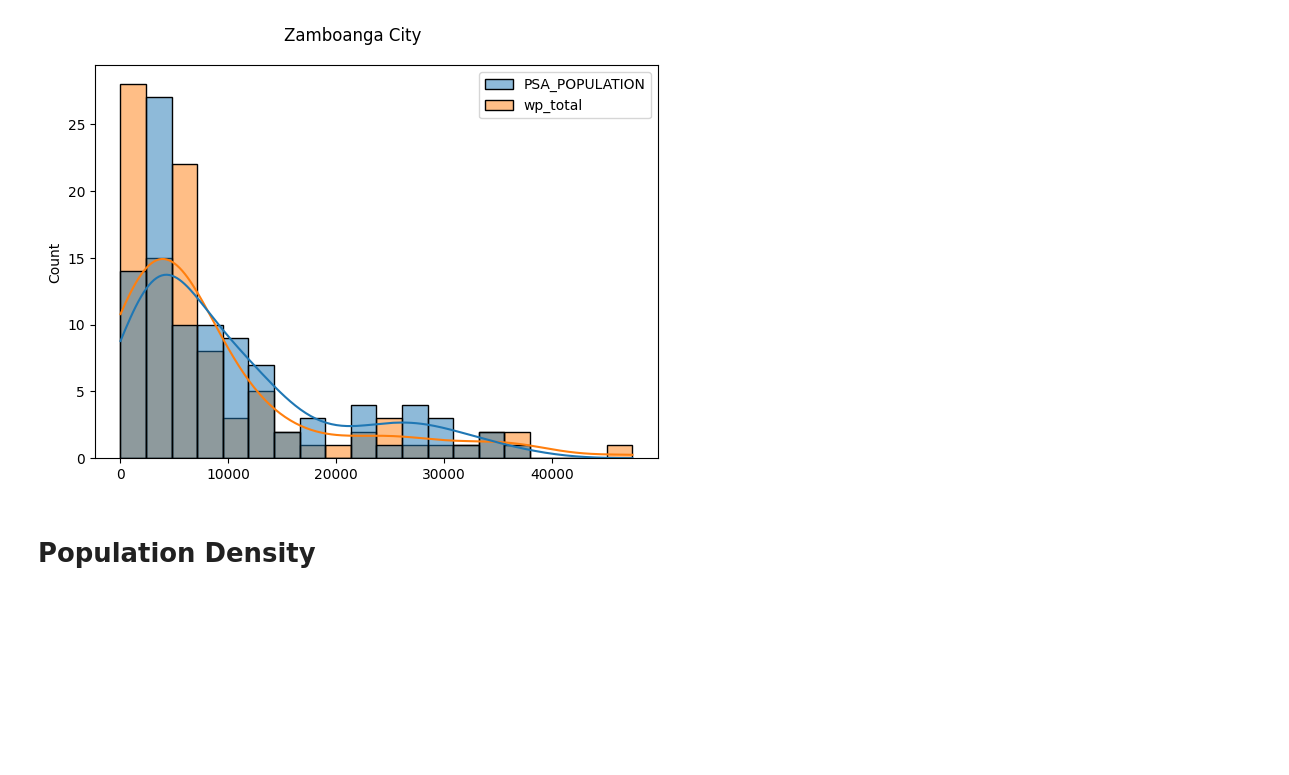
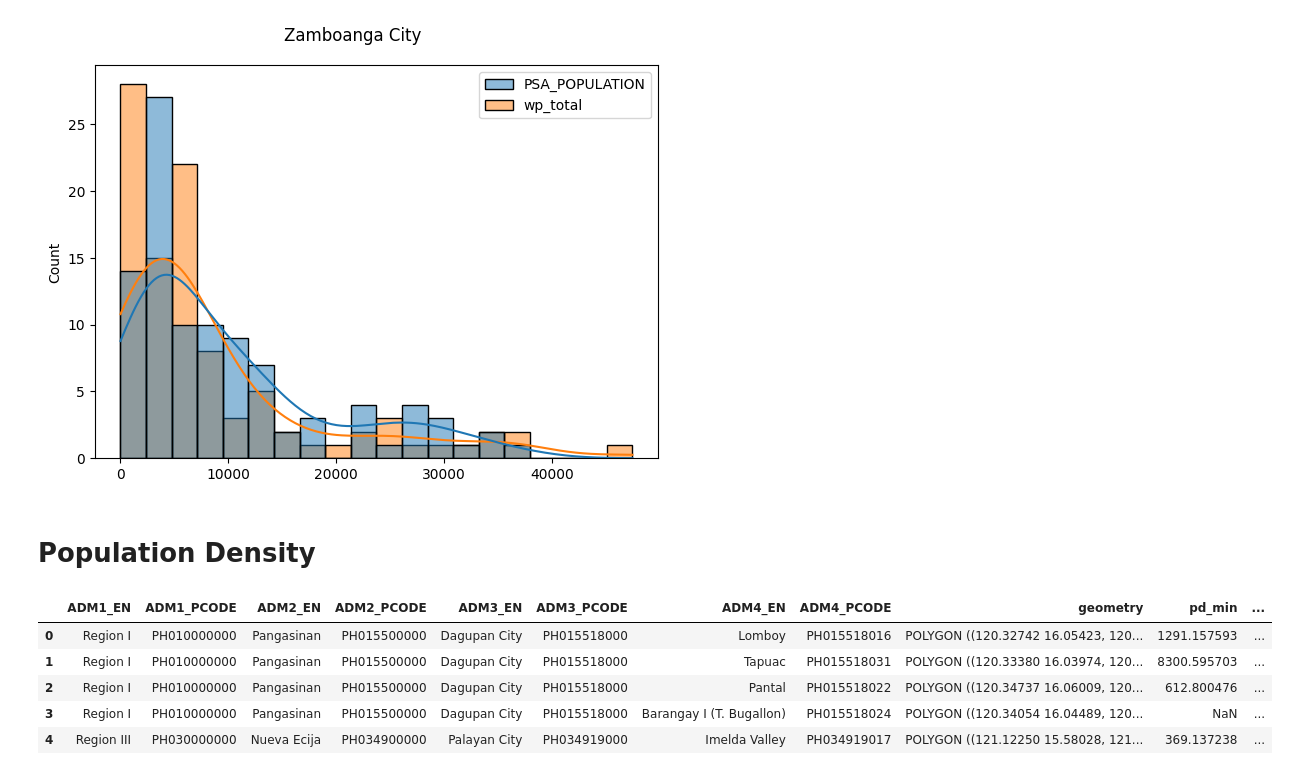
Before and after one commit to thinkingmachines/project-cchain, a Jupyter notebook: notebooks/tm/population/01-worldpop-2020-eda.ipynb, the cells around one changed output. Saved outputs shown, nothing was run; the diff lists cells and outputs as text; code cells hidden in the pictures; blank space fills up the shorter version.

Commit message:
Add pop density stats

```diff
--- a/notebooks/tm/population/01-worldpop-2020-eda.ipynb
+++ b/notebooks/tm/population/01-worldpop-2020-eda.ipynb
@@ -653,21 +658,20 @@ plot_histograms(zamboanga, "Zamboanga City")
 # %% [markdown]
 # Population Density
 # %%
-# pop_d = rzs.create_raster_zonal_stats(
-#     aoi,
-#     POP_D,
-#     aggregation=dict(
-#         func=["sum", "count", "mean", "median", "std", "min", "max"],
-#         column="population",
-#         output=[
-#             "population_count",
-#             "samples",
-#             "pop_mean",
-#             "pop_median",
-#             "pop_stdev",
-#             "pop_min",
-#             "pop_max",
-#         ],
-#     ),
-#     extra_args=dict(nodata=-99999),
-# )
+pop_d = rzs.create_raster_zonal_stats(
+    aoi,
+    POP_D,
+    aggregation=dict(
+        func=["count", "mean", "median", "std", "min", "max"],
+        column="population",
+        output=[
+            "samples",
+            "pd_mean",
+            "pd_median",
+            "pd_stdev",
+            "pd_min",
+            "pd_max",
+        ],
+    ),
+    extra_args=dict(nodata=-99999),
+)
@@ -675,0 +678,9 @@ plot_histograms(zamboanga, "Zamboanga City")
+# %%
+pop_d.head()
+# %% [output]
+|  | ADM1_EN | ADM1_PCODE | ADM2_EN | ADM2_PCODE | ADM3_EN | ADM3_PCODE | ADM4_EN | ADM4_PCODE | geometry | pd_min | ... |
+| 0 | Region I | PH010000000 | Pangasinan | PH015500000 | Dagupan City | PH015518000 | Lomboy | PH015518016 | POLYGON ((120.32742 16.05423, 120... | 1291.157593 | ... |
+| 1 | Region I | PH010000000 | Pangasinan | PH015500000 | Dagupan City | PH015518000 | Tapuac | PH015518031 | POLYGON ((120.33380 16.03974, 120... | 8300.595703 | ... |
+| 2 | Region I | PH010000000 | Pangasinan | PH015500000 | Dagupan City | PH015518000 | Pantal | PH015518022 | POLYGON ((120.34737 16.06009, 120... | 612.800476 | ... |
+| 3 | Region I | PH010000000 | Pangasinan | PH015500000 | Dagupan City | PH015518000 | Barangay I (T. Bugallon) | PH015518024 | POLYGON ((120.34054 16.04489, 120... | NaN | ... |
+| 4 | Region III | PH030000000 | Nueva Ecija | PH034900000 | Palayan City | PH034919000 | Imelda Valley | PH034919017 | POLYGON ((121.12250 15.58028, 121... | 369.137238 | ... |
```
Also changed, not shown: parts of 6 cells of this notebook.
